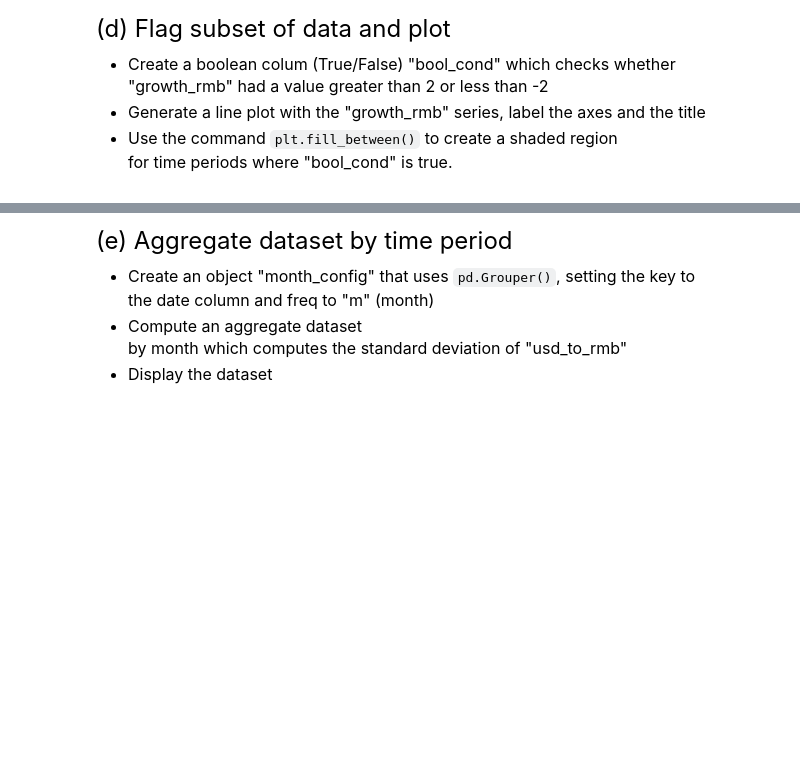
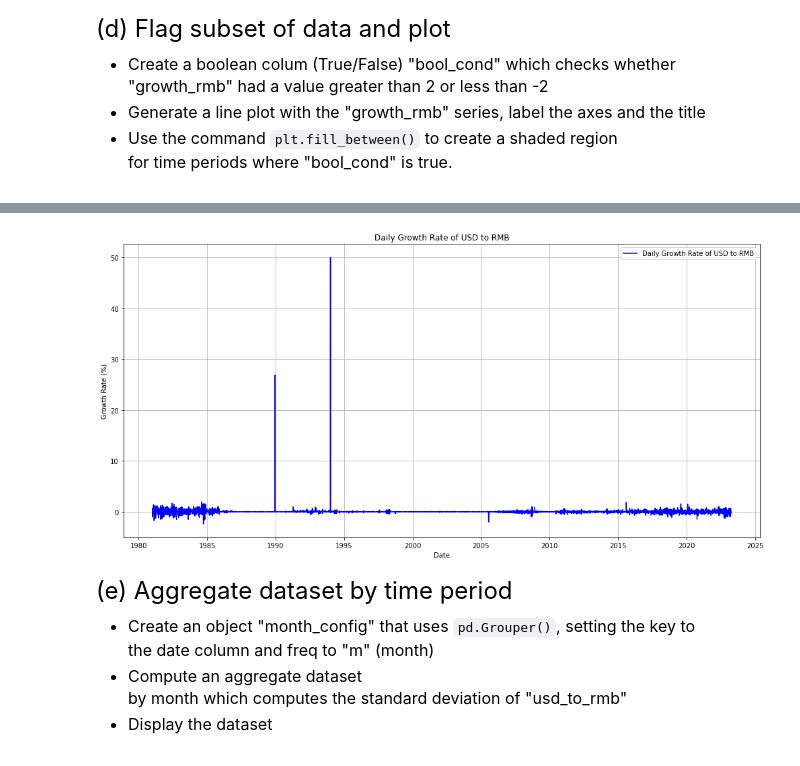
Before and after one commit to Ghpaulj/qtm531spring2024, a Jupyter notebook: Lecture 09/Lecture 9 Exercises.ipynb, the cells around one changed output, grey strips where cells are left out. Saved outputs shown, nothing was run; the diff lists cells and outputs as text; code cells hidden in the pictures; blank space fills up the shorter version.

```diff
--- a/Lecture 09/Lecture 9 Exercises.ipynb
+++ b/Lecture 09/Lecture 9 Exercises.ipynb
@@ -74,0 +81,11 @@ growth rate of "usd_to_rmb".
+# %%
+# Write your own code
+
+
+exchangerates["diff_rmb"] = exchangerates["usd_to_rmb"].diff()
+
+exchangerates["lag_rmb"]    = exchangerates["usd_to_rmb"].shift(1)
+
+exchangerates["growth_rmb"] = (exchangerates["diff_rmb"]/exchangerates["lag_rmb"])* 100
+
+exchangerates["growth_rmb"]
@@ -89,3 +132,21 @@ for time periods where "bool_cond" is true.
+# %%
+# Write your own code
+
+exchangerates['bool_cond'] = exchangerates['growth_rmb'].apply(lambda x: x > 2 or x < -2)
+
+# Plotting
+plt.figure(figsize=(14, 7))
+plt.plot(exchangerates['date'], exchangerates['growth_rmb'], label='Daily Growth Rate of USD to RMB', linestyle='-', marker='', color='blue')
+plt.xlabel('Date')
+plt.ylabel('Growth Rate (%)')
+plt.title('Daily Growth Rate of USD to RMB')
+plt.fill_between(exchangerates['date'], exchangerates['growth_rmb'], where=exchangerates['bool_cond'], color='red', alpha=0.3)
+plt.legend()
+plt.grid(True)
+plt.tight_layout()
+plt.show()
+# %% [output]
+[figure, added]
 # %% [markdown]
 <font size = "5">
 
```
Also changed, not shown: parts of 10 cells of this notebook.
